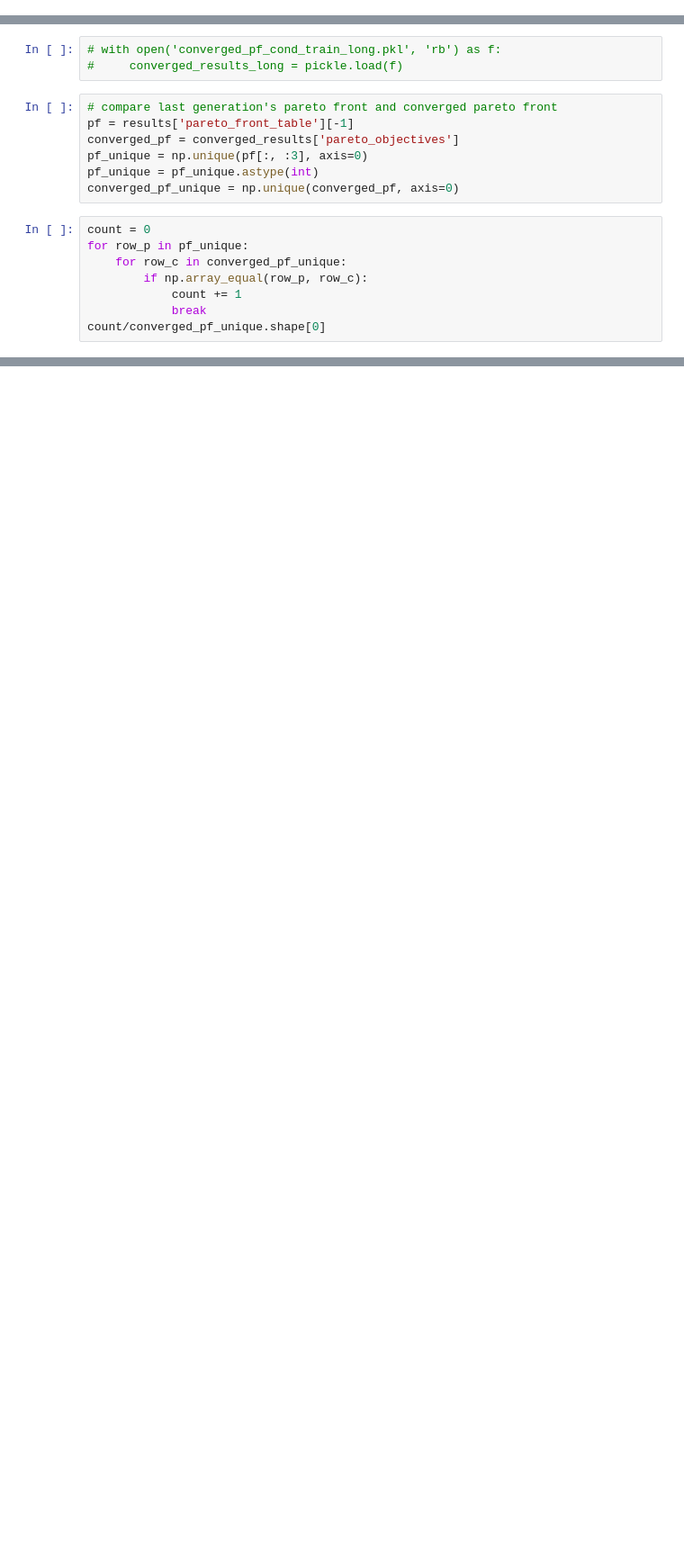
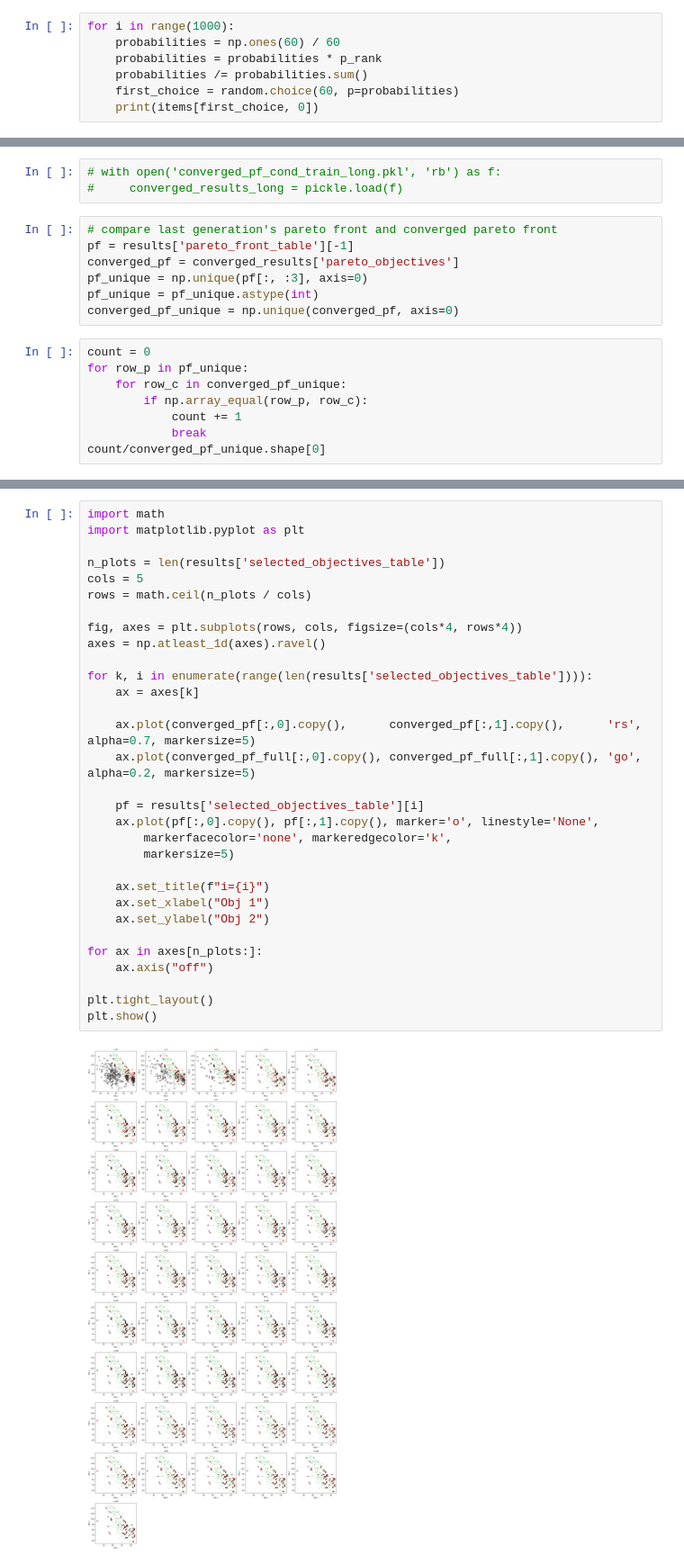
Before and after one commit to rameshsrinivasanuci/multiobjective, a Jupyter notebook: cp_eda.ipynb, the cells around one changed output, grey strips where cells are left out. Shown at 90% size. Drawn from its saved outputs; the diff is of its cells as text; blank space fills up the shorter version.

```diff
--- a/cp_eda.ipynb
+++ b/cp_eda.ipynb
@@ -663,0 +1531,7 @@ scale = kn['scale']
+# %%
+for i in range(1000):
+    probabilities = np.ones(60) / 60
+    probabilities = probabilities * p_rank
+    probabilities /= probabilities.sum()
+    first_choice = random.choice(60, p=probabilities)
+    print(items[first_choice, 0])
@@ -799,2 +1682,35 @@ plt.show()
+# %%
+import math
+import matplotlib.pyplot as plt
+
+n_plots = len(results['selected_objectives_table'])
+cols = 5
+rows = math.ceil(n_plots / cols)
+
+fig, axes = plt.subplots(rows, cols, figsize=(cols*4, rows*4))
+axes = np.atleast_1d(axes).ravel()
+
+for k, i in enumerate(range(len(results['selected_objectives_table']))):
+    ax = axes[k]
+
+    ax.plot(converged_pf[:,0].copy(),      converged_pf[:,1].copy(),      'rs', alpha=0.7, markersize=5)
+    ax.plot(converged_pf_full[:,0].copy(), converged_pf_full[:,1].copy(), 'go', alpha=0.2, markersize=5)
+
+    pf = results['selected_objectives_table'][i]
+    ax.plot(pf[:,0].copy(), pf[:,1].copy(), marker='o', linestyle='None',
+        markerfacecolor='none', markeredgecolor='k',
+        markersize=5)
+
+    ax.set_title(f"i={i}")
+    ax.set_xlabel("Obj 1")
+    ax.set_ylabel("Obj 2")
+
+for ax in axes[n_plots:]:
+    ax.axis("off")
+
+plt.tight_layout()
+plt.show()
+# %% [output]
+[figure, added]
 # %%
 obj1 = converged_pf[:, :3]
```
Also changed, not shown: parts of 34 cells of this notebook.
